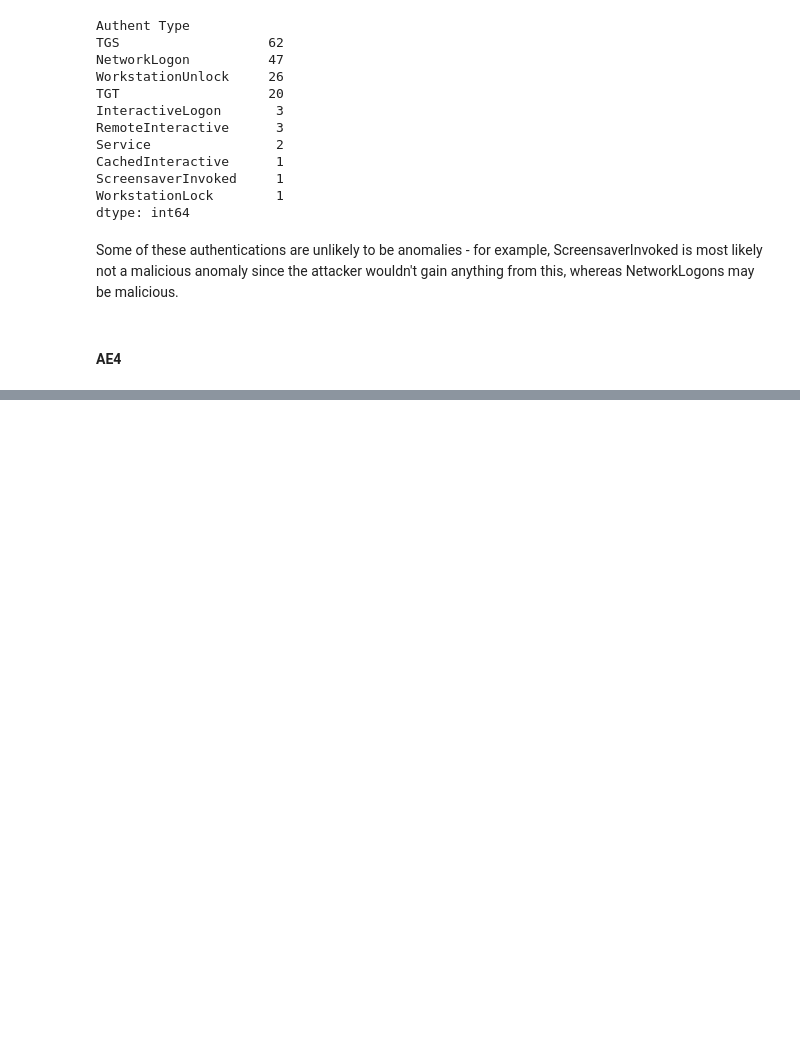
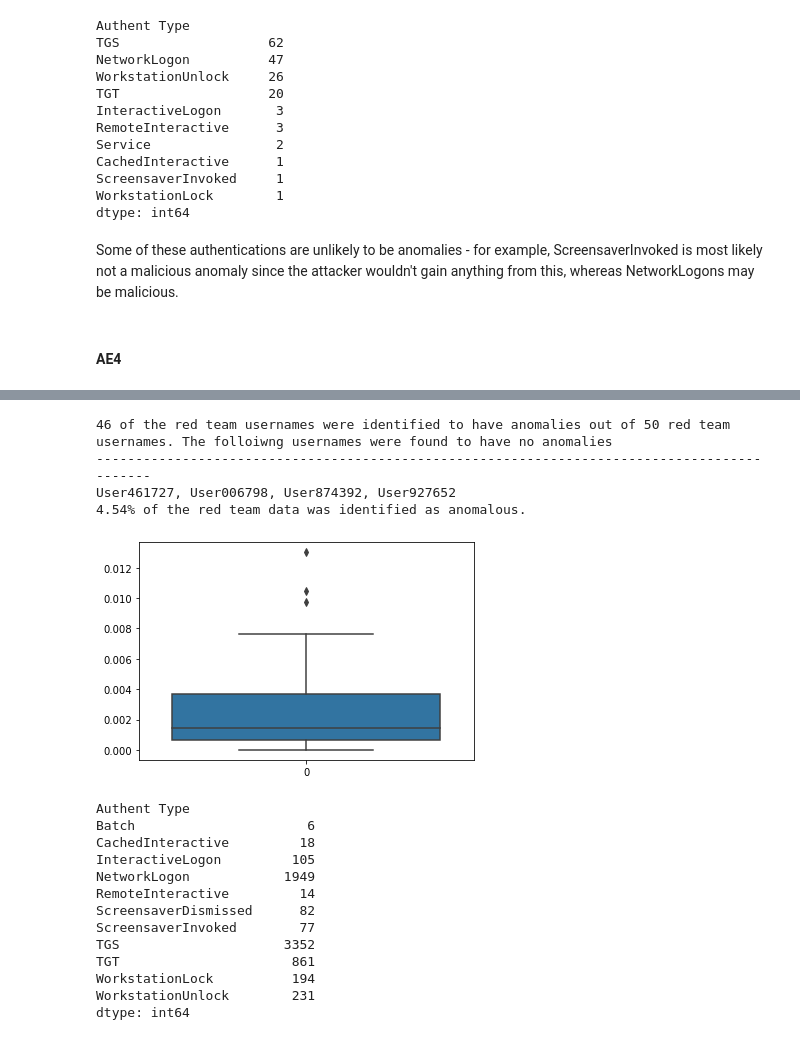
Before and after one commit to gabejg/Advanced-Cyber-Analytics-for-Attack-Detection, a Jupyter notebook: Anomaly Detection/Anomaly Detection.ipynb, the cells around one changed output, grey strips where cells are left out. Saved outputs shown, nothing was run; the diff lists cells and outputs as text; code cells hidden in the pictures; blank space fills up the shorter version.

```diff
--- a/Anomaly Detection/Anomaly Detection.ipynb
+++ b/Anomaly Detection/Anomaly Detection.ipynb
@@ -1690,0 +1981,25 @@ autoencoder.compile(optimizer="adam",
+# %%
+frames_n_5 = []
+anomaly_bool_N_5 = []
+val_loss_n_5 = []
+bound = 50
+rand_non_rt = random.sample(non_rt_users,bound)
+
+s_time = datetime.datetime.now()
+
+for i,un in enumerate(rand_non_rt):
+    clear_output(wait=True)
+    print('Working with username {} of {}. {} percentage complete.'.format(i+1,bound,100*((i+1)/bound)))
+    f,b,val = ae_anomaly_finder_5(un,24)
+    if b == 1:
+        frames_n_5.append(f)
+        anomaly_bool_N_5.append((len(f),un))
+        val_loss_n_5.append((val,un))
+    else:
+        anomaly_bool_N_5.append((0,un))
+        val_loss_n_5.append((val,un))
+        pass
+anomalies_ae_n_5 = pd.concat(frames_n_5)
+
+e_time = datetime.datetime.now()
+print(e_time-s_time)
@@ -1690,0 +2012,21 @@ autoencoder.compile(optimizer="adam",
+# %%
+simple_ae_eval(anomaly_bool_N_5,anomalies_ae_n_5,val_loss_n_5)
+# %% [output]
+46 of the red team usernames were identified to have anomalies out of 50 red team usernames. The folloiwng usernames were found to have no anomalies
+--------------------------------------------------------------------------------------------
+User461727, User006798, User874392, User927652
+4.54% of the red team data was identified as anomalous.
+[figure, added]
+Authent Type
+Batch                      6
+CachedInteractive         18
+InteractiveLogon         105
+NetworkLogon            1949
+RemoteInteractive         14
+ScreensaverDismissed      82
+ScreensaverInvoked        77
+TGS                     3352
+TGT                      861
+WorkstationLock          194
+WorkstationUnlock        231
+dtype: int64
```
Also changed, not shown: parts of 28 cells of this notebook, 4 other files.
